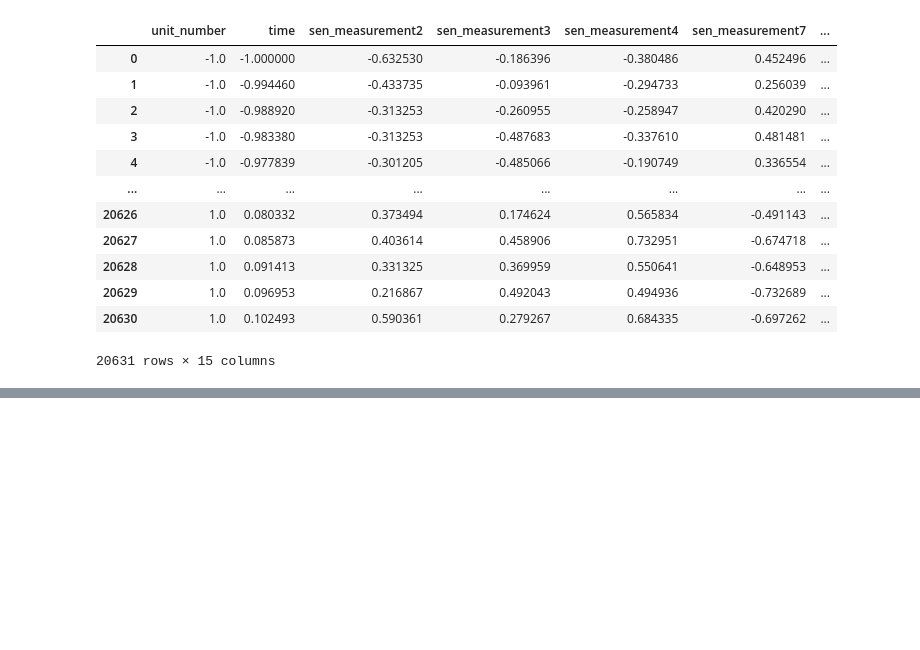
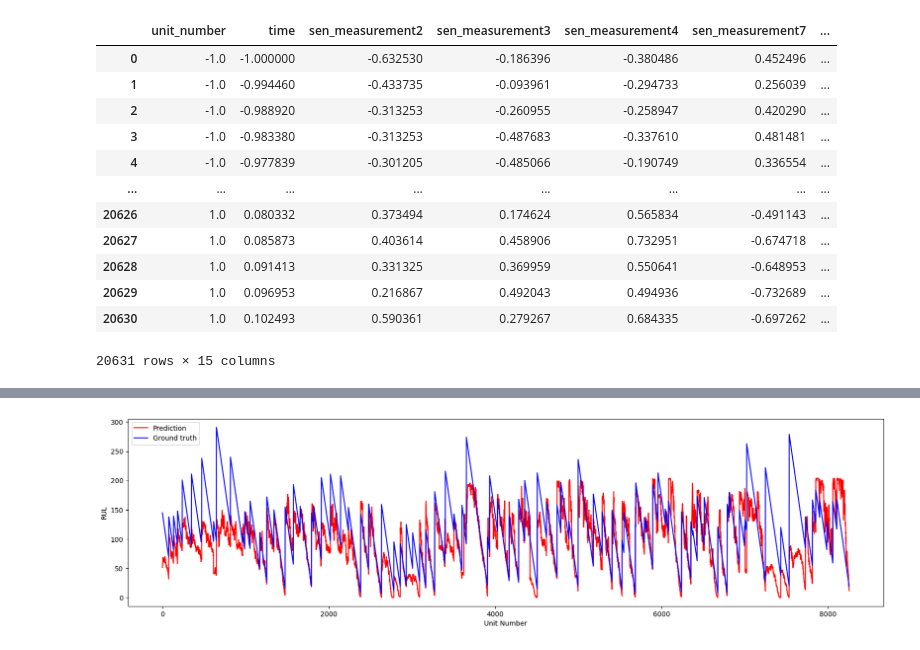
Before and after one commit to DeTa47/Turbofan-lifecycle-prediction, a Jupyter notebook: LSTM_Model.ipynb, the cells around one changed output, grey strips where cells are left out. Cells and saved outputs as stored; diff of their text form; code cells hidden in the pictures; blank space fills up the shorter version.

```diff
--- a/LSTM_Model.ipynb
+++ b/LSTM_Model.ipynb
@@ -30,12 +30,3 @@ df
 | 20629 | 100 | 199 | 643.23 | 1605.26 | 1426.53 | 550.68 | ... |
 | 20630 | 100 | 200 | 643.85 | 1600.38 | 1432.14 | 550.79 | ... |
 20631 rows × 15 columns
-# %%
-def gen_train(id_df, seq_len, seq_cols):
-    data_array = id_df[seq_cols].values
-    num_elements = data_array.shape[0]
-    lstm_array=[]
-
-    for start, stop in zip(range(0, num_elements-seq_len+1), range(seq_len, num_elements+1)):
-        lstm_array.append(data_array[start:stop, :])
-        return np.array(lstm_array)
@@ -121,0 +271,14 @@ history = model.fit(X_train, y_train, epochs= 10, batch_size=32, validation_spli
+# %%
+from tensorflow.keras.models import load_model
+model = load_model('LSTM_model.keras')
+# %%
+y_pred = model.predict(X, verbose=0)
+plt.figure(figsize=(20,5))
+plt.plot(y_pred, color='red', label='Prediction')
+plt.plot(y,color='blue',label='Ground truth')
+plt.ylabel('RUL')
+plt.xlabel('Unit Number')
+plt.legend(loc='upper left')
+plt.show()
+# %% [output]
+[figure, added]
```
Also changed, not shown: parts of 13 cells of this notebook, 3 other files.
